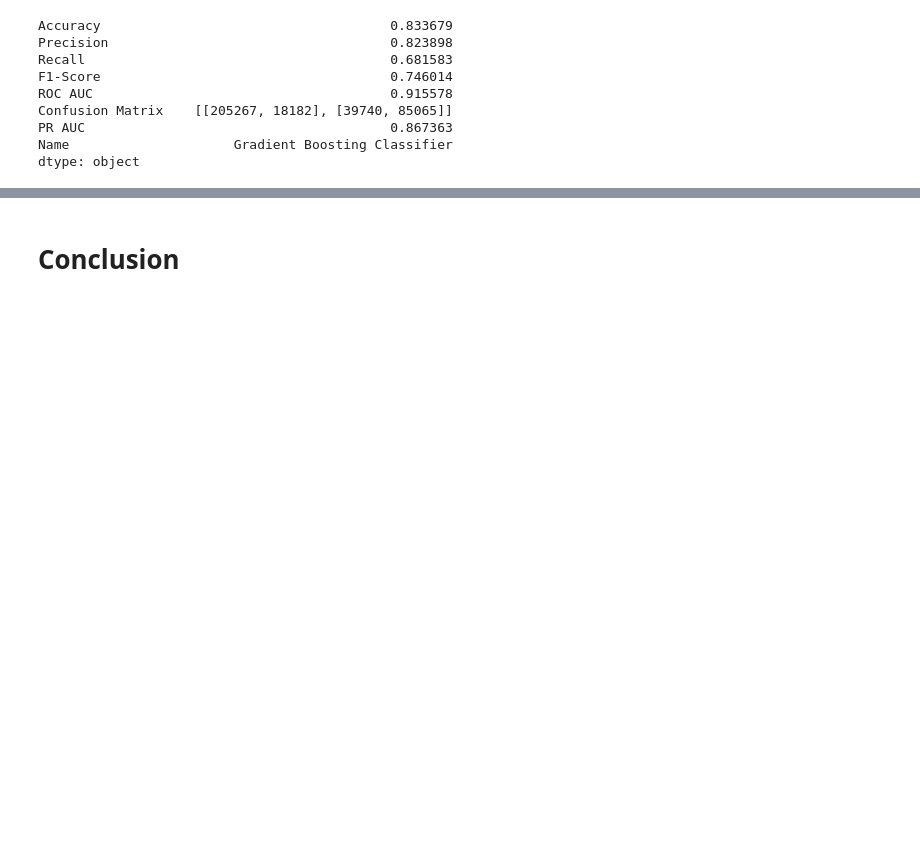
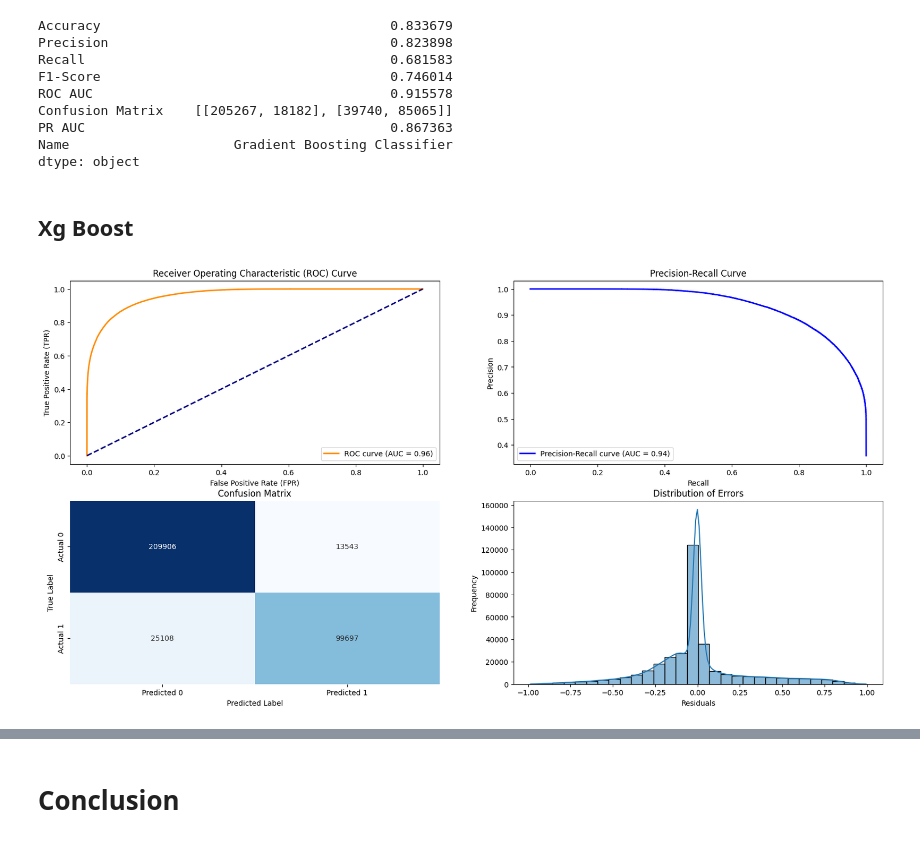
Before and after one commit to Moster2698/StatisticalLearning, a Jupyter notebook: Main.ipynb, the cells around one changed output, grey strips where cells are left out. Cells and saved outputs as stored; diff of their text form; code cells hidden in the pictures; blank space fills up the shorter version.

Commit message:
Trained models

```diff
--- a/Main.ipynb
+++ b/Main.ipynb
@@ -252,3 +239,11 @@ dtype: object
 # %%
 del model
 del metrics_GBC
+# %% [markdown]
+## Xg Boost
+# %%
+model = Model(XGBClassifier(), 'XGB classifier')
+model.fit()
+model.visualize_metrics()
+# %% [output]
+[figure, added]
```
Also changed, not shown: parts of 11 cells of this notebook.
